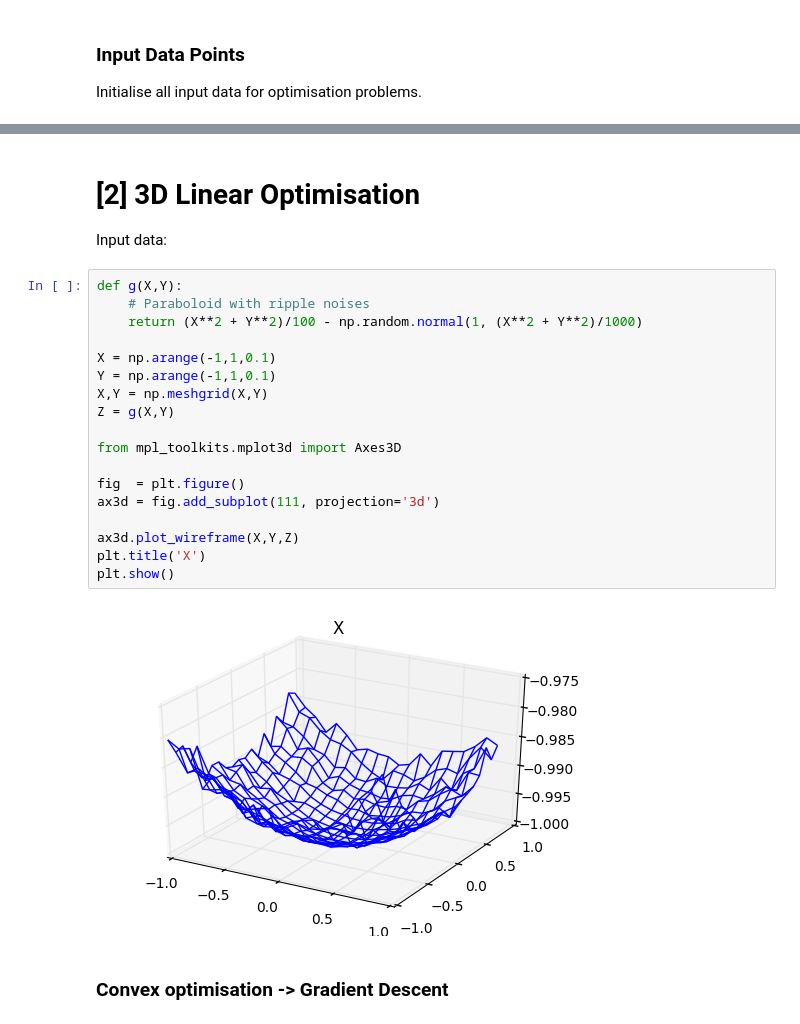
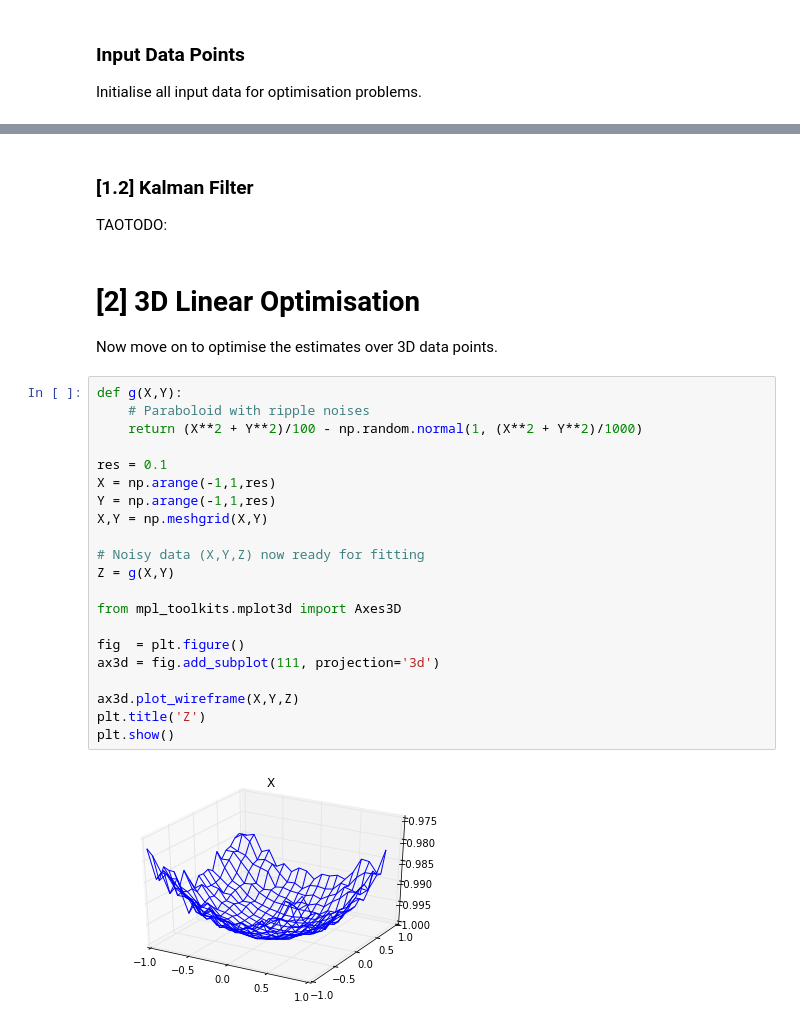
Before and after one commit to tao-pr/linear-optimisations, a Jupyter notebook: Linear Optimisations in Action.ipynb, the cells around one changed output, grey strips where cells are left out. Cells and saved outputs as stored; diff of their text form.

Commit message:
Gradient descent

```diff
--- a/Linear Optimisations in Action.ipynb
+++ b/Linear Optimisations in Action.ipynb
@@ -67,26 +71,31 @@ RMSE = 579146.928
+# %% [markdown]
+### [1.2] Kalman Filter
+
+TAOTODO:
 # %% [markdown]
 # [2] 3D Linear Optimisation
 
-Input data:
+Now move on to optimise the estimates over 3D data points.
 # %%
 def g(X,Y):
     # Paraboloid with ripple noises
     return (X**2 + Y**2)/100 - np.random.normal(1, (X**2 + Y**2)/1000)
 
-X = np.arange(-1,1,0.1)
-Y = np.arange(-1,1,0.1)
+res = 0.1
+X = np.arange(-1,1,res)
+Y = np.arange(-1,1,res)
 X,Y = np.meshgrid(X,Y)
+
+# Noisy data (X,Y,Z) now ready for fitting
 Z = g(X,Y)
 
 from mpl_toolkits.mplot3d import Axes3D
 
 fig  = plt.figure()
 ax3d = fig.add_subplot(111, projection='3d')
 
 ax3d.plot_wireframe(X,Y,Z)
-plt.title('X')
+plt.title('Z')
 plt.show()
 # %% [output]
-[figure, old version]
+[figure, new version]
-# %% [markdown]
-### Convex optimisation -> Gradient Descent
```
Also changed, not shown: parts of 8 cells of this notebook.
